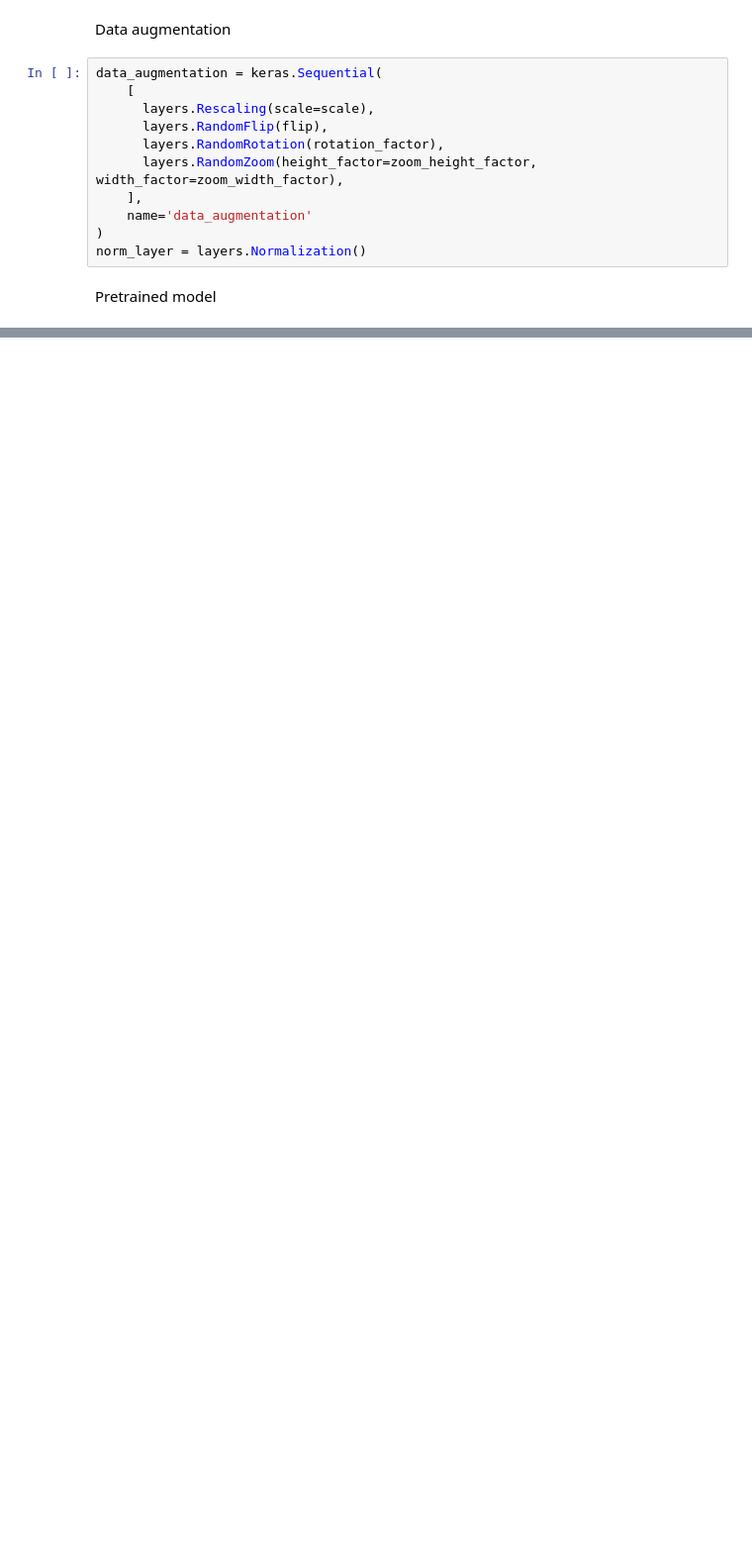
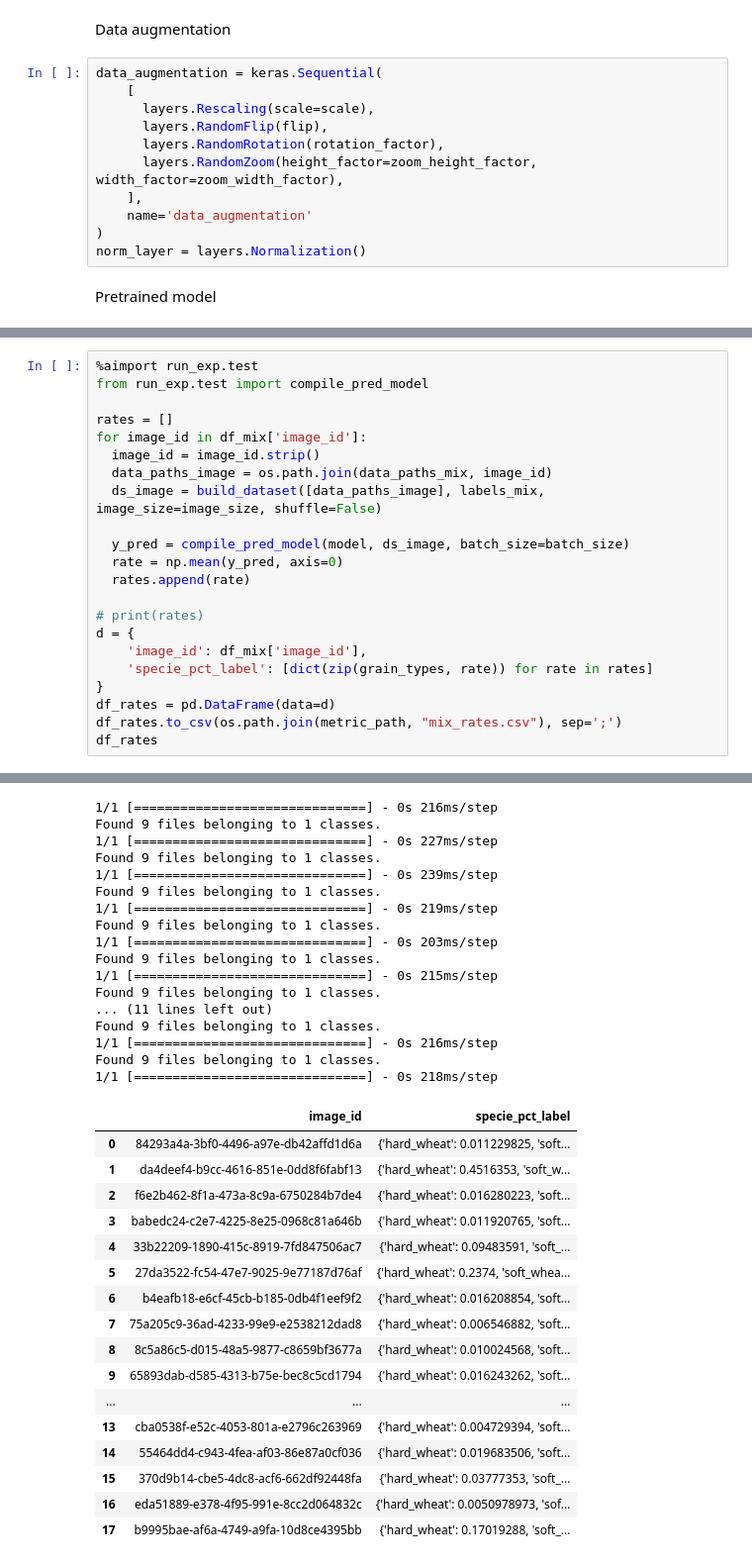
Before and after one commit to luc-perso/inarix, a Jupyter notebook: jupyter/transfer learning.ipynb, the cells around one changed output, grey strips where cells are left out. Shown at 99% size. Saved outputs shown, nothing was run; the diff lists cells and outputs as text; blank space fills up the shorter version.

```diff
--- a/jupyter/transfer learning.ipynb
+++ b/jupyter/transfer learning.ipynb
@@ -384,0 +416,23 @@ weighted avg       0.25      0.50      0.33        22
+# %%
+%aimport run_exp.test
+from run_exp.test import compile_pred_model
+
+rates = []
+for image_id in df_mix['image_id']:
+  image_id = image_id.strip()
+  data_paths_image = os.path.join(data_paths_mix, image_id)
+  ds_image = build_dataset([data_paths_image], labels_mix, image_size=image_size, shuffle=False)
+
+  y_pred = compile_pred_model(model, ds_image, batch_size=batch_size)
+  rate = np.mean(y_pred, axis=0)
+  rates.append(rate)
+
+# print(rates)
+d = {
+    'image_id': df_mix['image_id'],
+    'specie_pct_label': [dict(zip(grain_types, rate)) for rate in rates]
+}
+df_rates = pd.DataFrame(data=d)
+df_rates.to_csv(os.path.join(metric_path, "mix_rates.csv"), sep=';')
+df_rates
+# %% [output]
@@ -384,0 +450,34 @@ weighted avg       0.25      0.50      0.33        22
+1/1 [==============================] - 0s 216ms/step
+Found 9 files belonging to 1 classes.
+1/1 [==============================] - 0s 227ms/step
+Found 9 files belonging to 1 classes.
+1/1 [==============================] - 0s 239ms/step
+Found 9 files belonging to 1 classes.
+1/1 [==============================] - 0s 219ms/step
+Found 9 files belonging to 1 classes.
+1/1 [==============================] - 0s 203ms/step
+Found 9 files belonging to 1 classes.
+1/1 [==============================] - 0s 215ms/step
+Found 9 files belonging to 1 classes.
+... (11 lines left out)
+Found 9 files belonging to 1 classes.
+1/1 [==============================] - 0s 216ms/step
+Found 9 files belonging to 1 classes.
+1/1 [==============================] - 0s 218ms/step
+|  | image_id | specie_pct_label |
+| 0 | 84293a4a-3bf0-4496-a97e-db42affd1d6a | {'hard_wheat': 0.011229825, 'soft... |
+| 1 | da4deef4-b9cc-4616-851e-0dd8f6fabf13 | {'hard_wheat': 0.4516353, 'soft_w... |
+| 2 | f6e2b462-8f1a-473a-8c9a-6750284b7de4 | {'hard_wheat': 0.016280223, 'soft... |
+| 3 | babedc24-c2e7-4225-8e25-0968c81a646b | {'hard_wheat': 0.011920765, 'soft... |
+| 4 | 33b22209-1890-415c-8919-7fd847506ac7 | {'hard_wheat': 0.09483591, 'soft_... |
+| 5 | 27da3522-fc54-47e7-9025-9e77187d76af | {'hard_wheat': 0.2374, 'soft_whea... |
+| 6 | b4eafb18-e6cf-45cb-b185-0db4f1eef9f2 | {'hard_wheat': 0.016208854, 'soft... |
+| 7 | 75a205c9-36ad-4233-99e9-e2538212dad8 | {'hard_wheat': 0.006546882, 'soft... |
+| 8 | 8c5a86c5-d015-48a5-9877-c8659bf3677a | {'hard_wheat': 0.010024568, 'soft... |
+| 9 | 65893dab-d585-4313-b75e-bec8c5cd1794 | {'hard_wheat': 0.016243262, 'soft... |
+| ... | ... | ... |
+| 13 | cba0538f-e52c-4053-801a-e2796c263969 | {'hard_wheat': 0.004729394, 'soft... |
+| 14 | 55464dd4-c943-4fea-af03-86e87a0cf036 | {'hard_wheat': 0.019683506, 'soft... |
+| 15 | 370d9b14-cbe5-4dc8-acf6-662df92448fa | {'hard_wheat': 0.03777353, 'soft_... |
+| 16 | eda51889-e378-4f95-991e-8cc2d064832c | {'hard_wheat': 0.0050978973, 'sof... |
+| 17 | b9995bae-af6a-4749-a9fa-10d8ce4395bb | {'hard_wheat': 0.17019288, 'soft_... |
```
Also changed, not shown: parts of 22 cells of this notebook, 1 other file.
